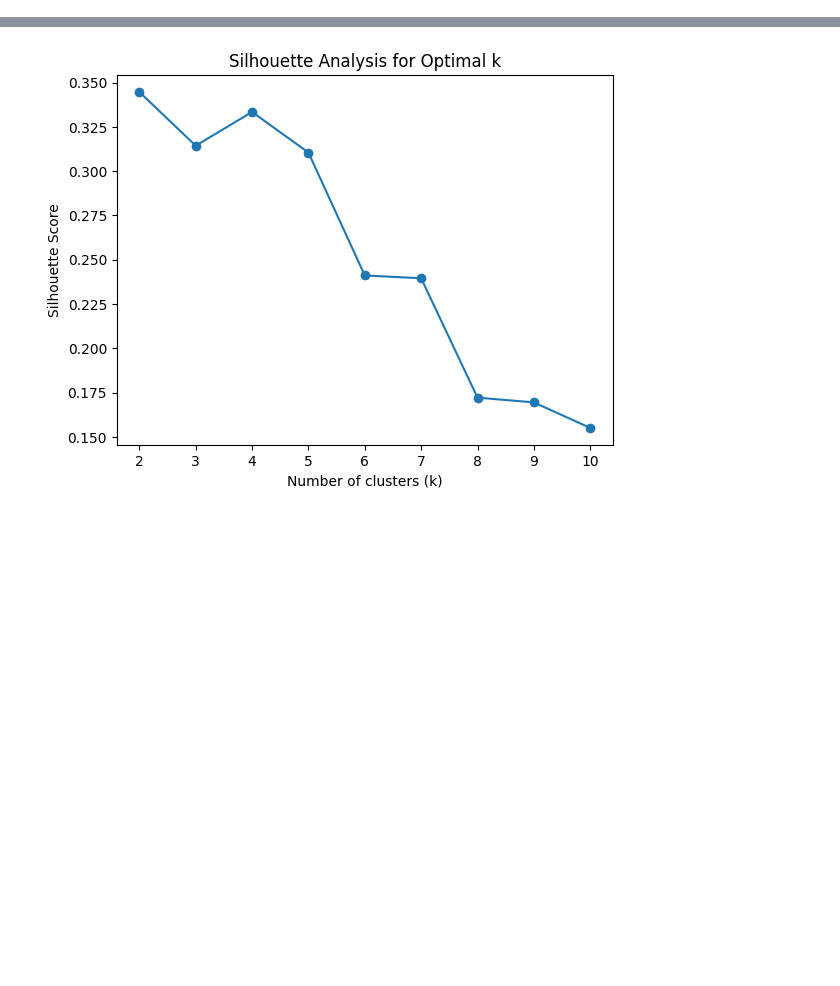
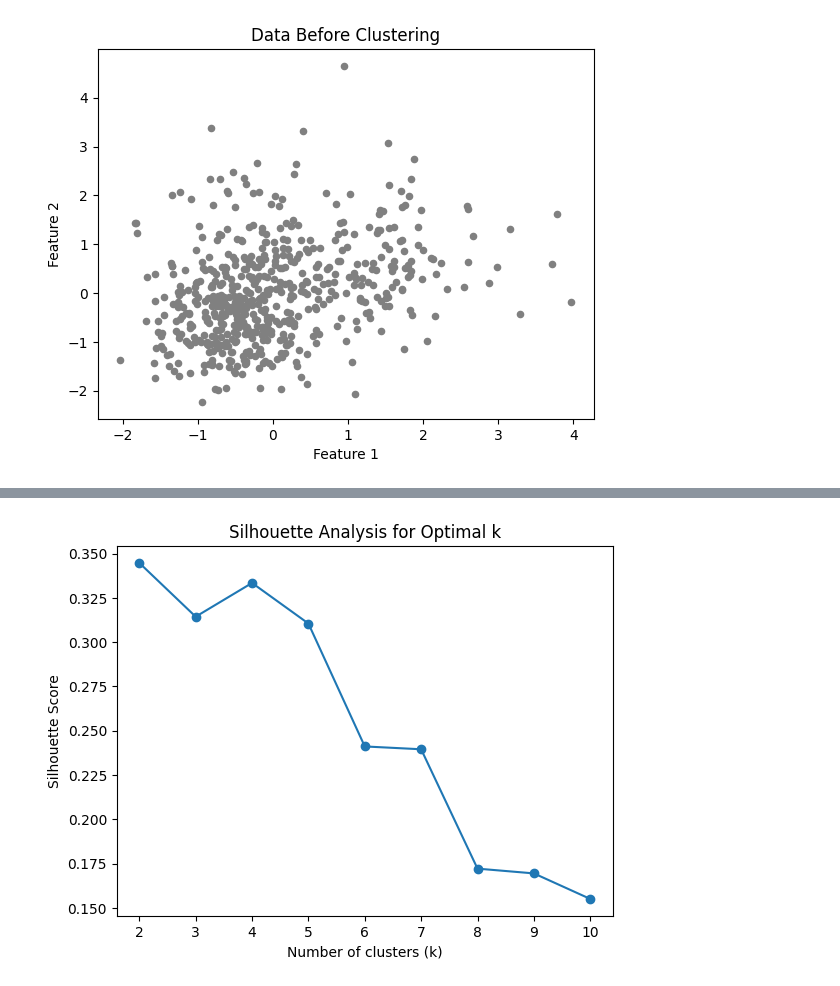
Before and after one commit to youssefmohamed0/ml_lab4, a Jupyter notebook: knn.ipynb, the cells around one changed output, grey strips where cells are left out. Saved outputs shown, nothing was run; the diff lists cells and outputs as text; code cells hidden in the pictures; blank space fills up the shorter version.

```diff
--- a/knn.ipynb
+++ b/knn.ipynb
@@ -14,3 +16,11 @@ data = StandardScaler().fit_transform(data)
+# %%
+plt.scatter(data[:, 0], data[:, 1], s=20, c='gray')
+plt.title("Data Before Clustering")
+plt.xlabel("Feature 1")
+plt.ylabel("Feature 2")
+plt.show()
+# %% [output]
+[figure, added]
 # %%
 def distance(p1, p2):
     return np.sqrt(np.sum((p1 - p2)**2))
```
Also changed, not shown: parts of 5 cells of this notebook, 1 other file.
